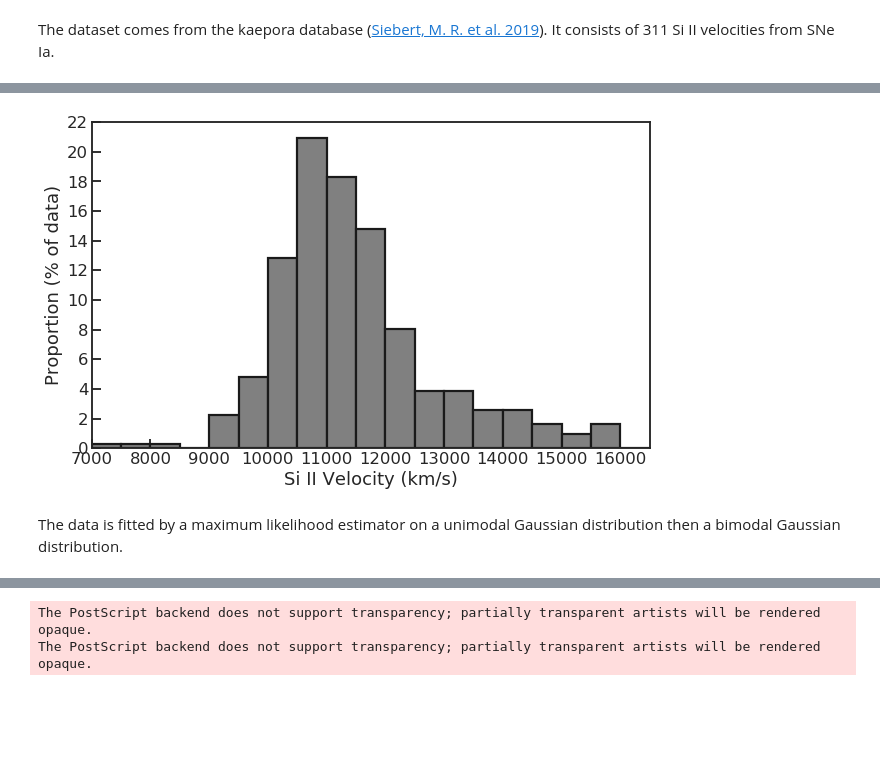
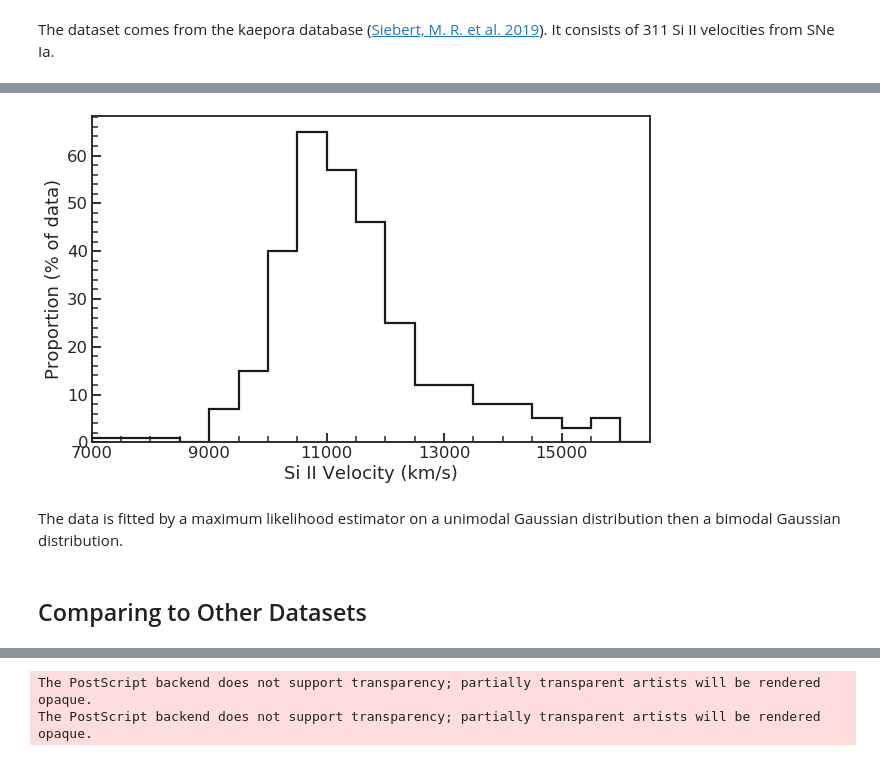
Before and after one commit to ketozhang/ejecta-velocities-of-type-Ia-supernovae, a Jupyter notebook: simulation.ipynb, the cells around one changed output, grey strips where cells are left out. Drawn from its saved outputs; the diff is of its cells as text; code cells hidden in the pictures; blank space fills up the shorter version.

```diff
--- a/simulation.ipynb
+++ b/simulation.ipynb
@@ -17,5 +13,7 @@ mpl.rcParams.update({
     'patch.linewidth': 2.2,
     'hatch.linewidth': 2,
     'xtick.direction': 'in',
-    'ytick.direction': 'in'
+    'ytick.direction': 'in',
+    'xtick.minor.visible': True,
+    'ytick.minor.visible': True
 })
@@ -47,19 +48,21 @@ sn_data.head()
 # %%
 bins = np.arange(7000, 17000, 500)
-plt.hist(sn_data['v_siII'], density=True, bins=bins, color='gray', fill=True, edgecolor='k', joinstyle='miter', label='Observed')
+plt.hist(sn_data['v_siII'], bins=bins, color='k', histtype='step', label='Observed')
 
 # Plot config
-plt.xticks(bins[::2], [f'{tick:.0f}' for tick in bins[::2]])
+plt.xticks(bins[::4])
 plt.xlim(bins.min(), bins.max())
-yticks = plt.yticks()[0] * 500 * 100
-yticks = np.arange(yticks.min(), yticks.max() + 1, 2) / (500 * 100)
-ytickslabel = [f'{tick:.2g}' for tick in yticks * 500 * 100]
-plt.yticks(yticks, ytickslabel)
+# yticks = plt.yticks()[0] * 500 * 100
+# yticks = np.arange(yticks.min(), yticks.max() + 1, 2) / (500 * 100)
+# ytickslabel = [f'{tick:.2g}' for tick in yticks * 500 * 100]
+# plt.yticks(yticks, ytickslabel)
 plt.xlabel('Si II Velocity (km/s)')
 plt.ylabel('Proportion (% of data)')
 
 plt.savefig('results/velocity_dist_raw.eps', orientation='landscape', format='eps', )
 # %% [output]
-[figure, old version]
+[figure, new version]
 # %% [markdown]
 The data is fitted by a maximum likelihood estimator on a unimodal Gaussian distribution then a bimodal Gaussian distribution.
+# %% [markdown]
+## Comparing to Other Datasets
```
Also changed, not shown: parts of 29 cells of this notebook, 1 other file.
